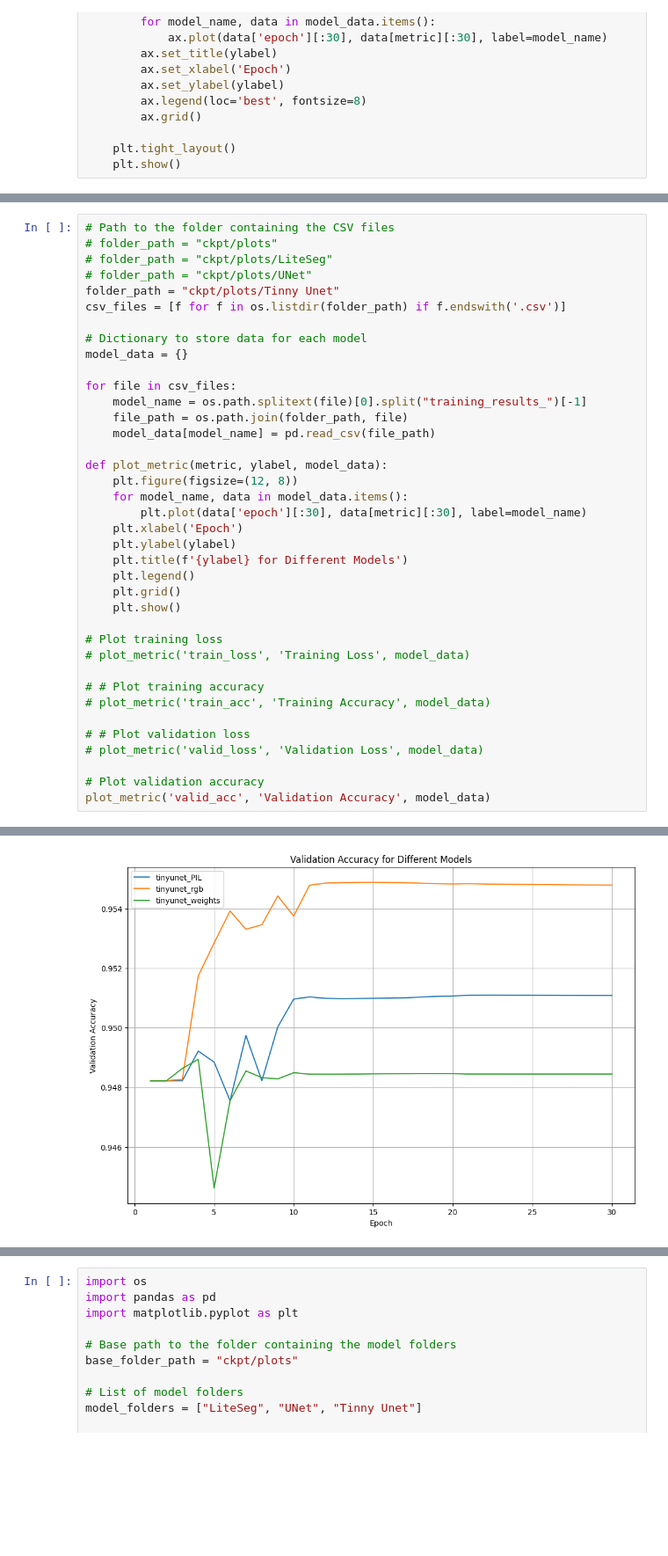
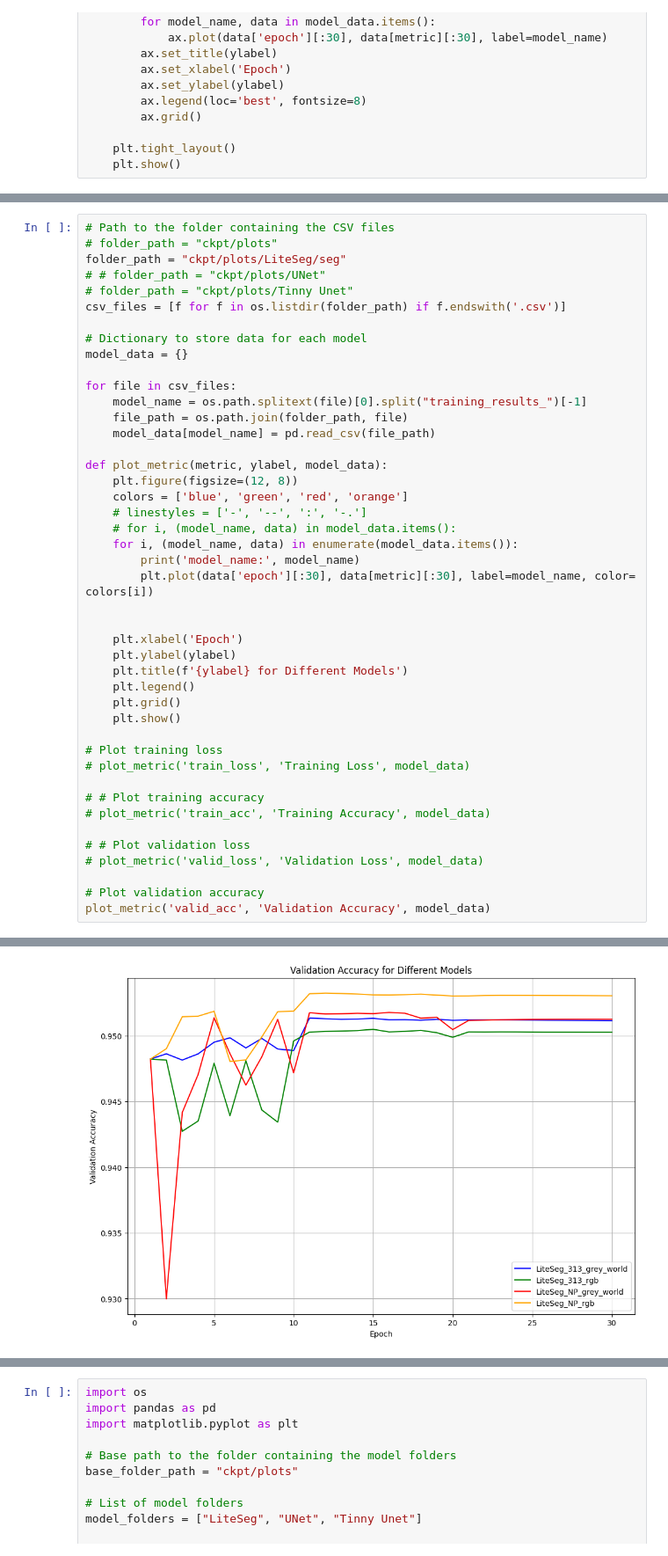
Before and after one commit to usmanraza121/Learned_weights_FUSeg, a Jupyter notebook: plots.ipynb, the cells around one changed output, grey strips where cells are left out. Shown at 88% size. Saved outputs shown, nothing was run; the diff lists cells and outputs as text; blank space fills up the shorter version.

Commit message:
add models

```diff
--- a/plots.ipynb
+++ b/plots.ipynb
@@ -138,9 +143,9 @@ plot_metrics(metrics, metric_labels, model_data)
 # %%
 # Path to the folder containing the CSV files
 # folder_path = "ckpt/plots"
-# folder_path = "ckpt/plots/LiteSeg"
-# folder_path = "ckpt/plots/UNet"
-folder_path = "ckpt/plots/Tinny Unet"
+folder_path = "ckpt/plots/LiteSeg/seg"
+# # folder_path = "ckpt/plots/UNet"
+# folder_path = "ckpt/plots/Tinny Unet"
 csv_files = [f for f in os.listdir(folder_path) if f.endswith('.csv')]
 
 # Dictionary to store data for each model
@@ -153,8 +158,14 @@ for file in csv_files:
 
 def plot_metric(metric, ylabel, model_data):
     plt.figure(figsize=(12, 8))
-    for model_name, data in model_data.items():
-        plt.plot(data['epoch'][:30], data[metric][:30], label=model_name)
+    colors = ['blue', 'green', 'red', 'orange']
+    # linestyles = ['-', '--', ':', '-.']
+    # for i, (model_name, data) in model_data.items():
+    for i, (model_name, data) in enumerate(model_data.items()):
+        print('model_name:', model_name)
+        plt.plot(data['epoch'][:30], data[metric][:30], label=model_name, color= colors[i])
+
+
     plt.xlabel('Epoch')
     plt.ylabel(ylabel)
     plt.title(f'{ylabel} for Different Models')
@@ -177,4 +192,4 @@ plot_metric('valid_acc', 'Validation Accuracy', model_data)
-[figure, old version]
+[figure, new version]
 # %%
 import os
 import pandas as pd
```
Also changed, not shown: parts of 4 cells of this notebook, 7 other files.
